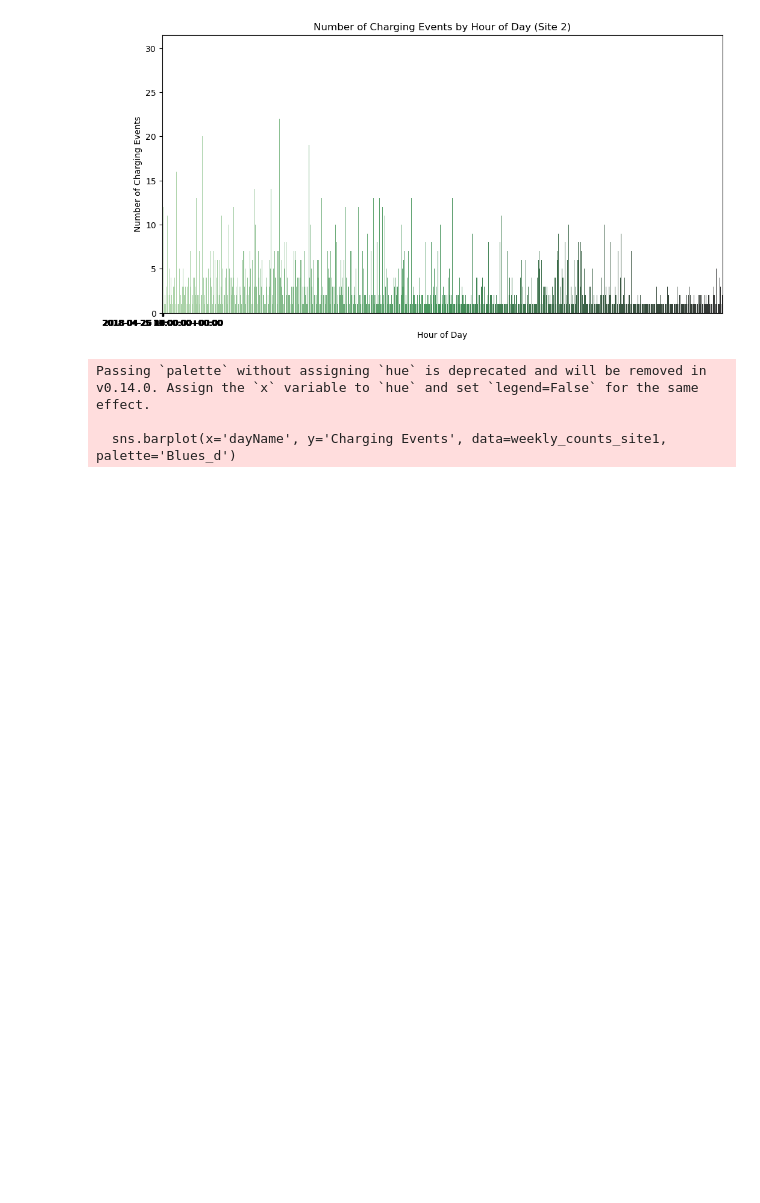
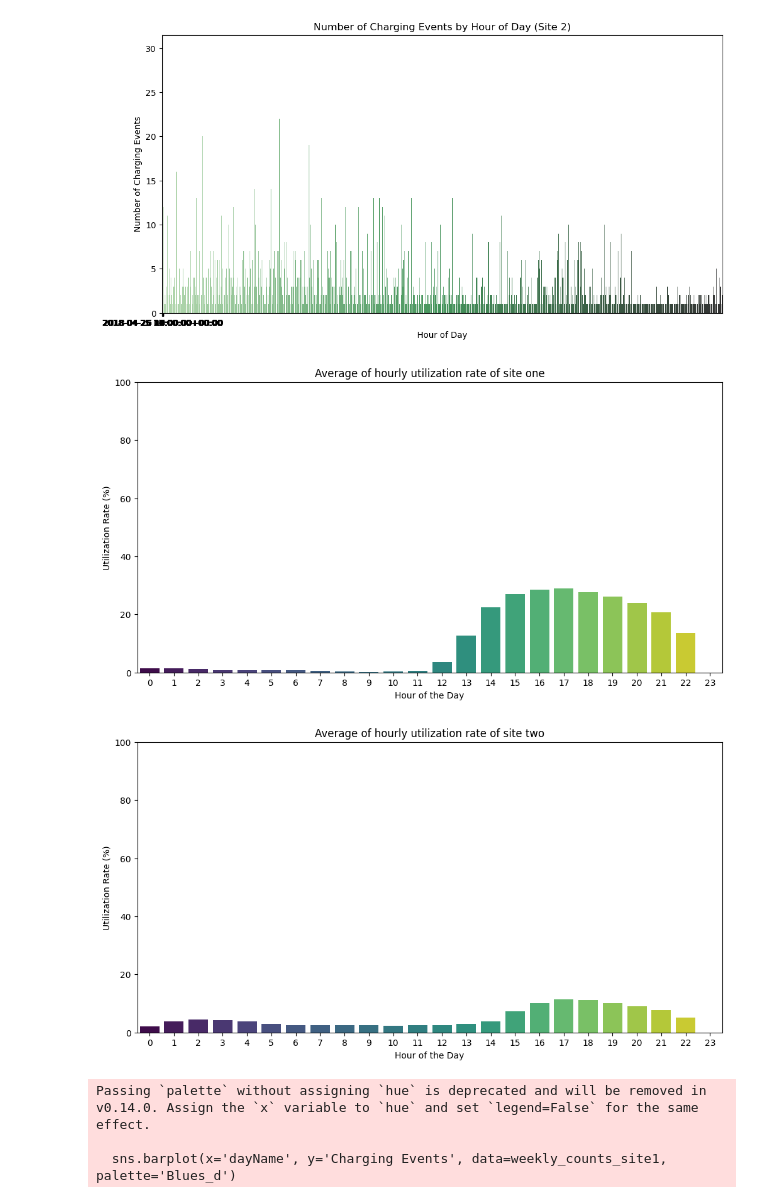
Before and after one commit to helloworldfromleo/AA, a Jupyter notebook: 03_Final_Submission.ipynb, the cells around one changed output. Cells and saved outputs as stored; diff of their text form; code cells hidden in the pictures; blank space fills up the shorter version.

```diff
--- a/03_Final_Submission.ipynb
+++ b/03_Final_Submission.ipynb
@@ -783,6 +796,37 @@ Passing `palette` without assigning `hue` is deprecated and will be removed in v
 
   sns.barplot(x='hour', y='Charging Events', data=df_site2.groupby('hour').size().reset_index(name='Charging Events'), palette='Greens_d')
 [figure]
+# %%
+hourly_utilization_rate_avg_year_station_one = calculate_avg_hourly_utilization_rate(df_site_1)
+hourly_utilization_rate_avg_year_station_two = calculate_avg_hourly_utilization_rate(df_site_2)
+
+
+plt.figure(figsize=(12, 6))
+sns.barplot(x=range(24), y=hourly_utilization_rate_avg_year_station_one, hue=range(24), palette='viridis', dodge=False, legend=False)
+
+plt.title(f'Average of hourly utilization rate of site one')
+plt.xlabel('Hour of the Day')
+plt.ylabel('Utilization Rate (%)')
+plt.xticks(range(0, 24))
+plt.grid(False)
+plt.ylim(0, 100)
+plt.show()
+
+
+
+plt.figure(figsize=(12, 6))
+sns.barplot(x=range(24), y=hourly_utilization_rate_avg_year_station_two, hue=range(24), palette='viridis', dodge=False, legend=False)
+
+plt.title(f'Average of hourly utilization rate of site two')
+plt.xlabel('Hour of the Day')
+plt.ylabel('Utilization Rate (%)')
+plt.xticks(range(0, 24))
+plt.grid(False)
+plt.ylim(0, 100)
+plt.show()
+# %% [output]
+[figure, added]
+[figure, added]
 # %%
 order = ['Monday', 'Tuesday', 'Wednesday', 'Thursday', 'Friday', 'Saturday', 'Sunday']
 weekly_counts['dayName'] = pd.Categorical(weekly_counts['dayName'], categories=order, ordered=True)
```
Also changed, not shown: parts of 7 cells of this notebook.
